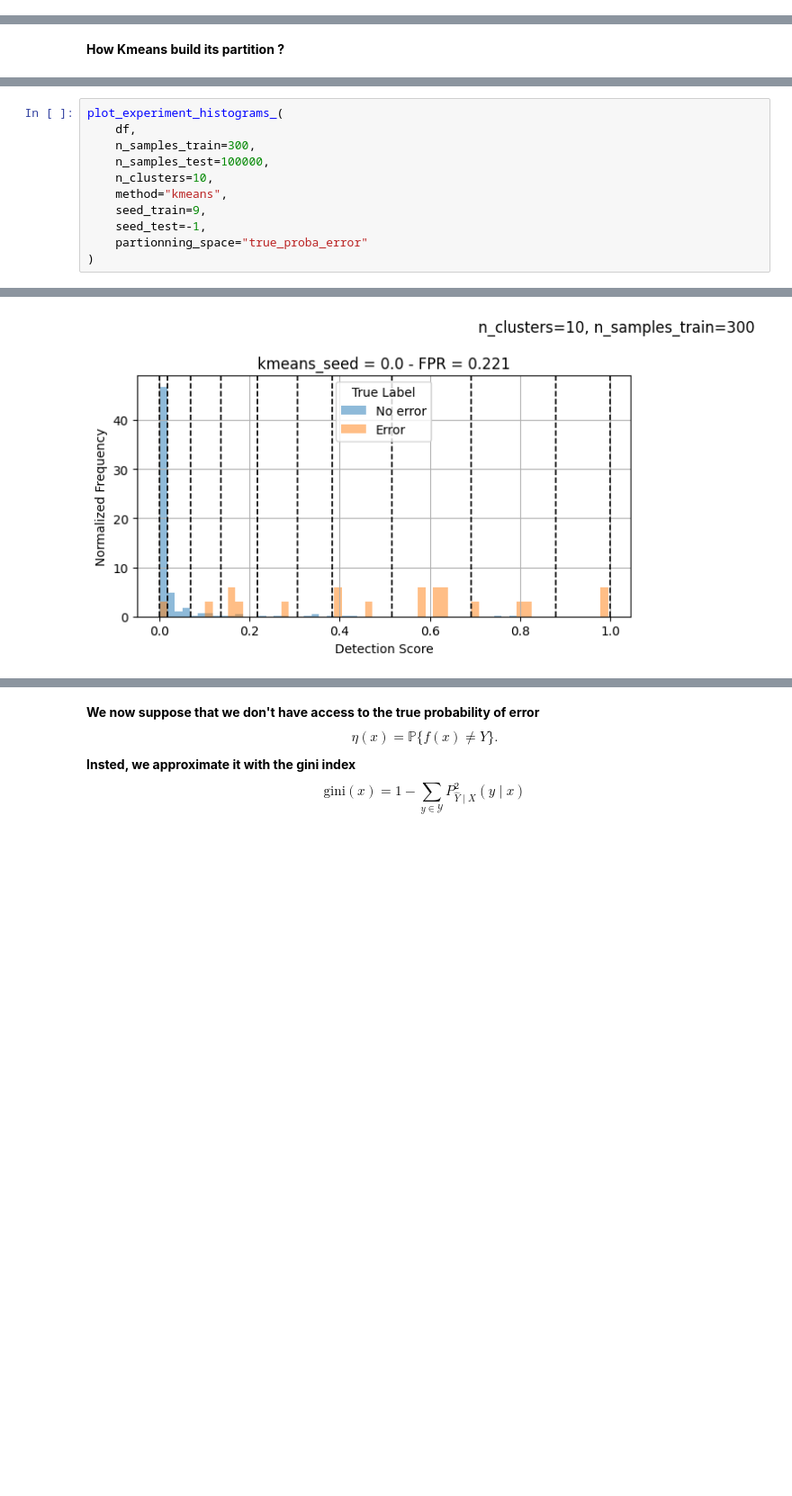
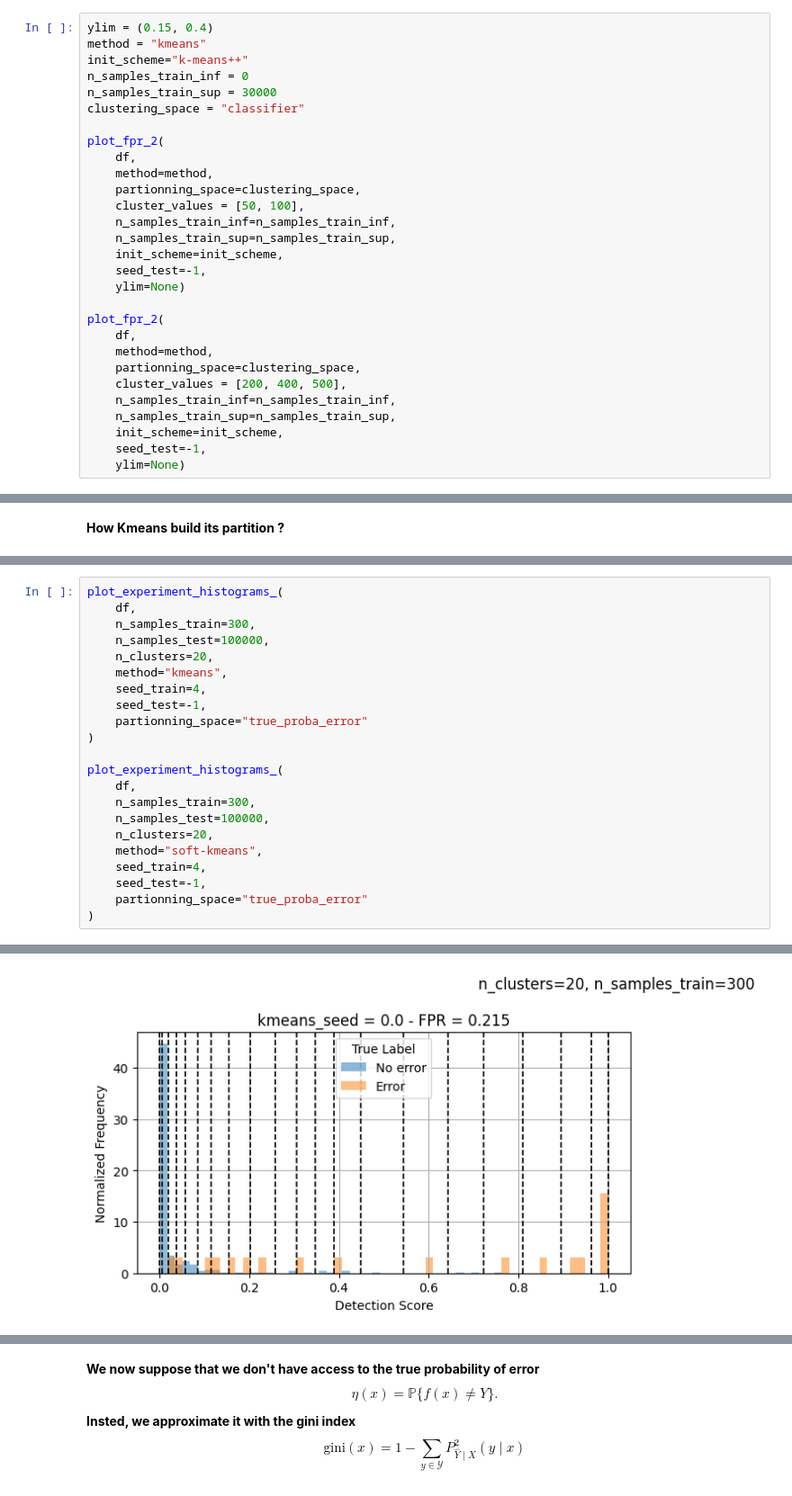
Before and after one commit to matteo-st/error-estimation, a Jupyter notebook: synthetic_code/utils/plot_results.ipynb, the cells around one changed output, grey strips where cells are left out. Shown at 90% size. Cells and saved outputs as stored; diff of their text form; blank space fills up the shorter version.

```diff
--- a/synthetic_code/utils/plot_results.ipynb
+++ b/synthetic_code/utils/plot_results.ipynb
@@ -591,0 +929,29 @@ plot_fpr_2(
+# %%
+ylim = (0.15, 0.4)
+method = "kmeans"
+init_scheme="k-means++"
+n_samples_train_inf = 0
+n_samples_train_sup = 30000
+clustering_space = "classifier"
+
+plot_fpr_2(
+    df,
+    method=method,
+    partionning_space=clustering_space,
+    cluster_values = [50, 100],
+    n_samples_train_inf=n_samples_train_inf,
+    n_samples_train_sup=n_samples_train_sup,
+    init_scheme=init_scheme,
+    seed_test=-1,
+    ylim=None)
+
+plot_fpr_2(
+    df,
+    method=method,
+    partionning_space=clustering_space,
+    cluster_values = [200, 400, 500],
+    n_samples_train_inf=n_samples_train_inf,
+    n_samples_train_sup=n_samples_train_sup,
+    init_scheme=init_scheme,
+    seed_test=-1,
+    ylim=None)
@@ -726,10 +1585,21 @@ plot_experiment_histograms_(
     df,
     n_samples_train=300,
     n_samples_test=100000,
-    n_clusters=10,
+    n_clusters=20,
     method="kmeans",
-    seed_train=9,
+    seed_train=4,
     seed_test=-1,
     partionning_space="true_proba_error"
 )
+
+plot_experiment_histograms_(
+    df,
+    n_samples_train=300,
+    n_samples_test=100000,
+    n_clusters=20,
+    method="soft-kmeans",
+    seed_train=4,
+    seed_test=-1,
+    partionning_space="true_proba_error"
+)
 # %% [output]
@@ -736 +1622 @@ plot_experiment_histograms_(
-[figure, old version]
+[figure, new version]
```
Also changed, not shown: parts of 40 cells of this notebook, 5 other files.
